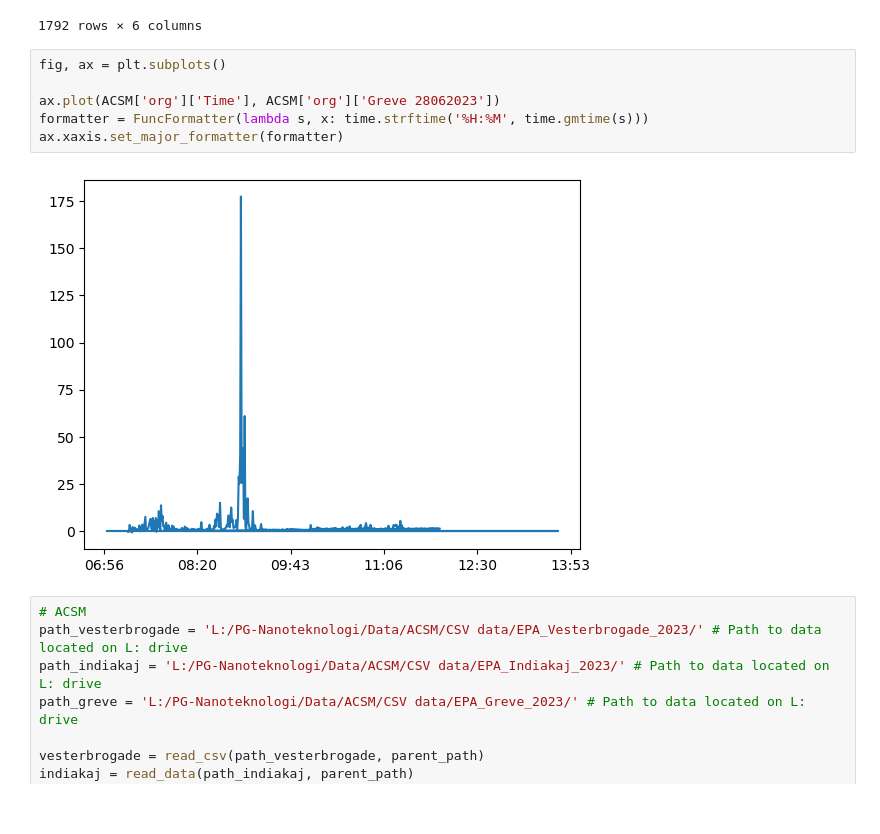
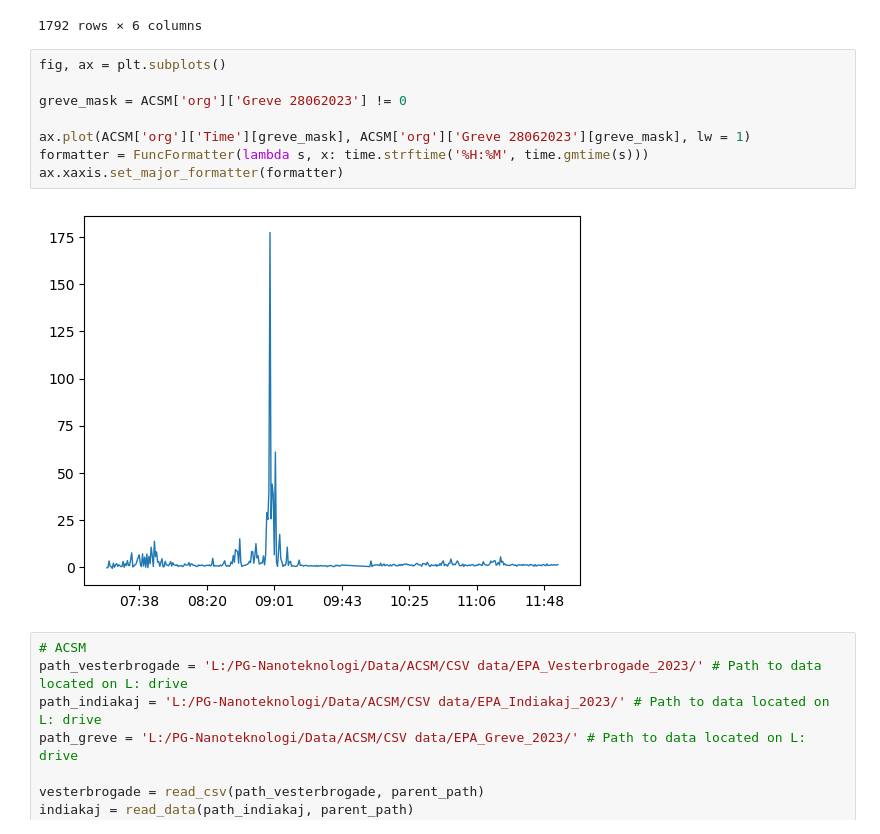
Before and after one commit to Normann25/NFA_project, a Jupyter notebook: field.ipynb, the cells around one changed output. Cells and saved outputs as stored; diff of their text form.

```diff
--- a/field.ipynb
+++ b/field.ipynb
@@ -76,11 +76,13 @@ display(ACSM['org'])
 # %%
 fig, ax = plt.subplots()
 
-ax.plot(ACSM['org']['Time'], ACSM['org']['Greve 28062023'])
+greve_mask = ACSM['org']['Greve 28062023'] != 0
+
+ax.plot(ACSM['org']['Time'][greve_mask], ACSM['org']['Greve 28062023'][greve_mask], lw = 1)
 formatter = FuncFormatter(lambda s, x: time.strftime('%H:%M', time.gmtime(s)))
 ax.xaxis.set_major_formatter(formatter)
 # %% [output]
-[figure, old version]
+[figure, new version]
 # %%
 # ACSM
 path_vesterbrogade = 'L:/PG-Nanoteknologi/Data/ACSM/CSV data/EPA_Vesterbrogade_2023/' # Path to data located on L: drive
```
Also changed, not shown: 1 other file.
